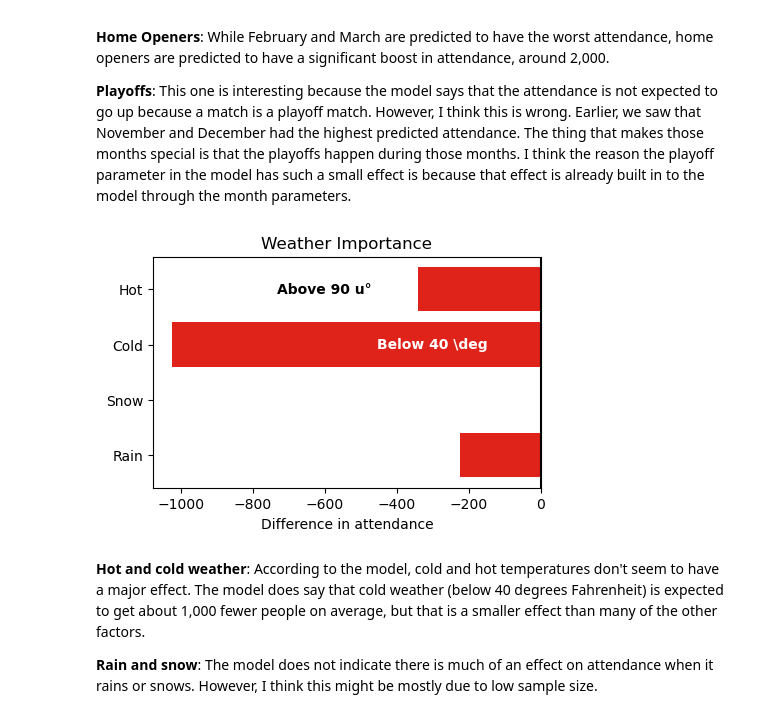
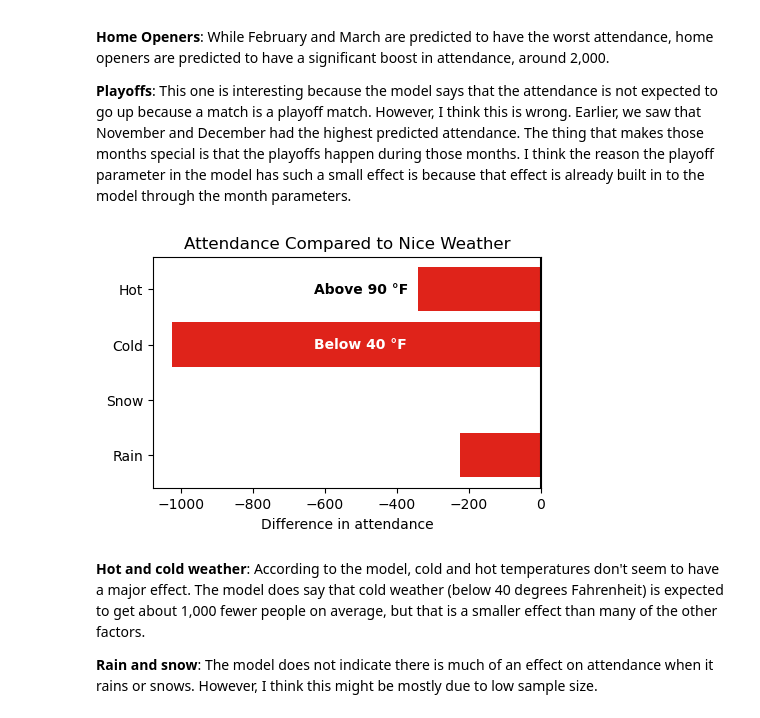
Before and after one commit to daviderics/mls_attendance, a Jupyter notebook: modeling.ipynb, the cells around one changed output. Cells and saved outputs as stored; diff of their text form; code cells hidden in the pictures.

```diff
--- a/modeling.ipynb
+++ b/modeling.ipynb
@@ -1228,28 +1228,28 @@ ax.set_xlabel('Difference in attendance');
 # %%
 # Weather parameters
 fig, ax = plt.subplots(figsize=(5,3))
 
 feat_importance = [xgb_importance[key] for key in xgb_importance.keys() if key in ['rain_yn',
                                                                                    'snow_yn',
                                                                                    'cold',
                                                                                    'hot']]
 
 feat_names = ['Rain','Snow','Cold','Hot']
 ax.barh(y=range(4),
         width=feat_importance,
         color=[mls_blue if x>=0 else mls_red for x in feat_importance])
 
 ax.axvline(0, color='black')
-ax.set_title('Weather Importance')
+ax.set_title('Attendance Compared to Nice Weather')
 ax.set_yticks(range(4))
 ax.set_yticklabels(feat_names)
 ax.set_xlabel('Difference in attendance')
-ax.text(-600,3,'Above 90 \N{DEGREE SIGN}',fontsize=10,fontweight='bold',
+ax.text(-500,3,'Above 90 \N{DEGREE SIGN}F',fontsize=10,fontweight='bold',
              horizontalalignment='center',verticalalignment='center')
-ax.text(-300,2,'Below 40 \deg',fontsize=10,fontweight='bold',
+ax.text(-500,2,'Below 40 \N{DEGREE SIGN}F',fontsize=10,fontweight='bold',
              horizontalalignment='center',verticalalignment='center',color='white');
 # %% [output]
-[figure, old version]
+[figure, new version]
 # %% [markdown]
 **Hot and cold weather**: According to the model, cold and hot temperatures don't seem to have a major effect. The model does say that cold weather (below 40 degrees Fahrenheit) is expected to get about 1,000 fewer people on average, but that is a smaller effect than many of the other factors.
 
```
Also changed, not shown: parts of 3 cells of this notebook.
